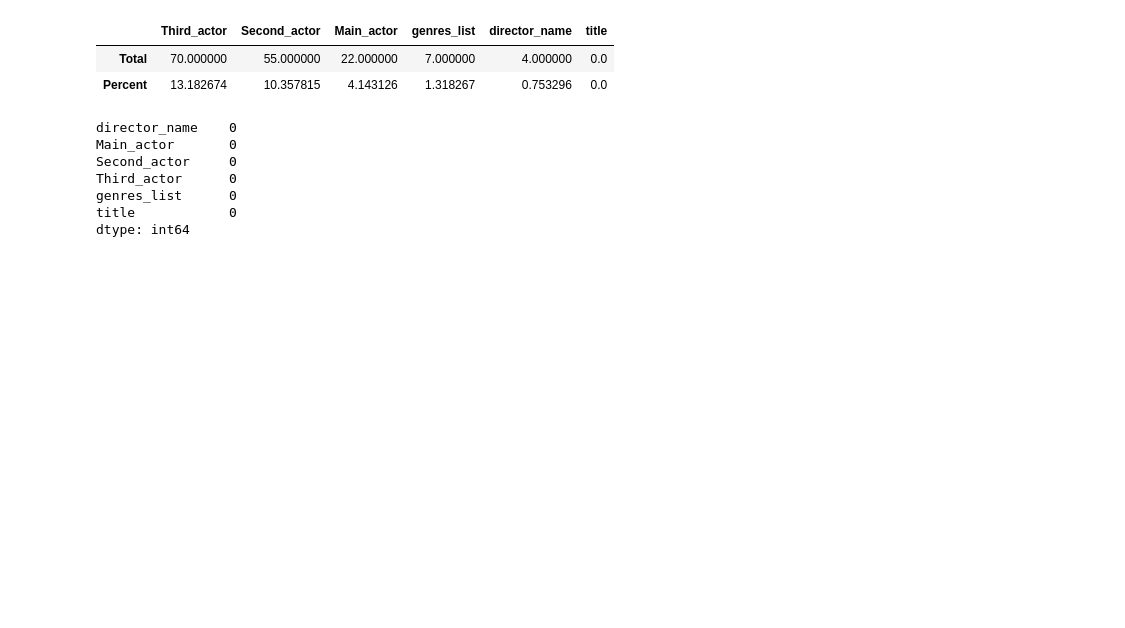
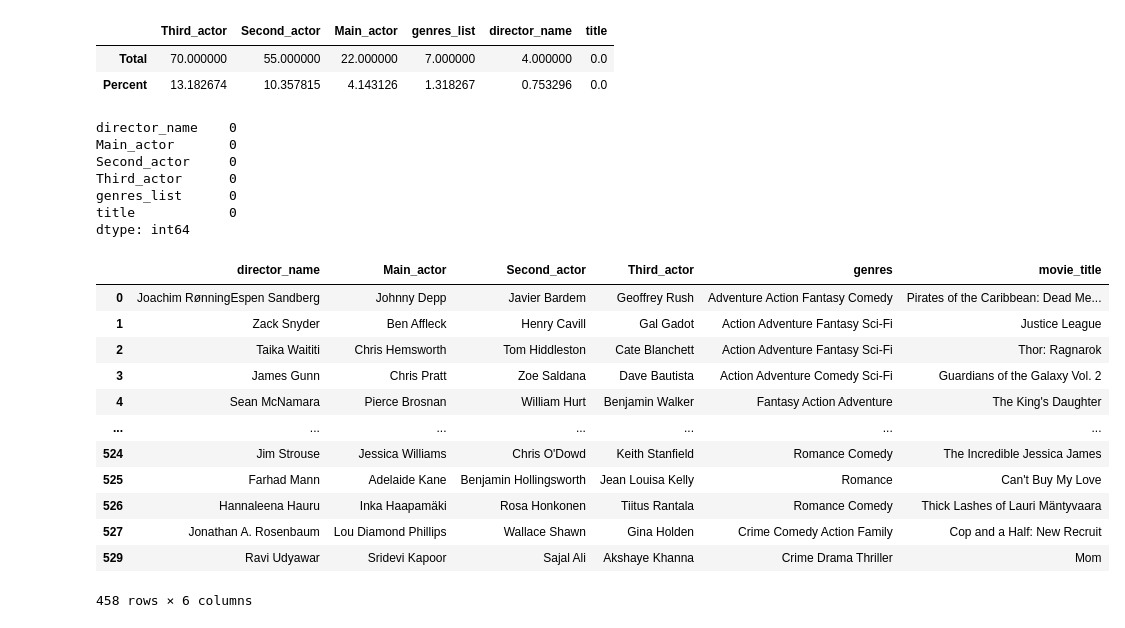
Before and after one commit to code-JOA/Movie-Reviews-Sentiment-Analysis, a Jupyter notebook: 02.Preprocessing.ipynb, the cells around one changed output. Saved outputs shown, nothing was run; the diff lists cells and outputs as text; code cells hidden in the pictures; blank space fills up the shorter version.

```diff
--- a/02.Preprocessing.ipynb
+++ b/02.Preprocessing.ipynb
@@ -283,3 +283,23 @@ Third_actor      0
 genres_list      0
 title            0
 dtype: int64
+# %%
+# Renaming Columns
+movies.rename(columns = {'genres_list' : 'genres','title':'movie_title'} , inplace=True)
+# %%
+# checking columns
+movies
+# %% [output]
+|  | director_name | Main_actor | Second_actor | Third_actor | genres | movie_title |
+| 0 | Joachim RønningEspen Sandberg | Johnny Depp | Javier Bardem | Geoffrey Rush | Adventure Action Fantasy Comedy | Pirates of the Caribbean: Dead Me... |
+| 1 | Zack Snyder | Ben Affleck | Henry Cavill | Gal Gadot | Action Adventure Fantasy Sci-Fi | Justice League |
+| 2 | Taika Waititi | Chris Hemsworth | Tom Hiddleston | Cate Blanchett | Action Adventure Fantasy Sci-Fi | Thor: Ragnarok |
+| 3 | James Gunn | Chris Pratt | Zoe Saldana | Dave Bautista | Action Adventure Comedy Sci-Fi | Guardians of the Galaxy Vol. 2 |
+| 4 | Sean McNamara | Pierce Brosnan | William Hurt | Benjamin Walker | Fantasy Action Adventure | The King's Daughter |
+| ... | ... | ... | ... | ... | ... | ... |
+| 524 | Jim Strouse | Jessica Williams | Chris O'Dowd | Keith Stanfield | Romance Comedy | The Incredible Jessica James |
+| 525 | Farhad Mann | Adelaide Kane | Benjamin Hollingsworth | Jean Louisa Kelly | Romance | Can't Buy My Love |
+| 526 | Hannaleena Hauru | Inka Haapamäki | Rosa Honkonen | Tiitus Rantala | Romance Comedy | Thick Lashes of Lauri Mäntyvaara |
+| 527 | Jonathan A. Rosenbaum | Lou Diamond Phillips | Wallace Shawn | Gina Holden | Crime Comedy Action Family | Cop and a Half: New Recruit |
+| 529 | Ravi Udyawar | Sridevi Kapoor | Sajal Ali | Akshaye Khanna | Crime Drama Thriller | Mom |
+458 rows × 6 columns
```
Also changed, not shown: parts of 3 cells of this notebook, 2 other files.
